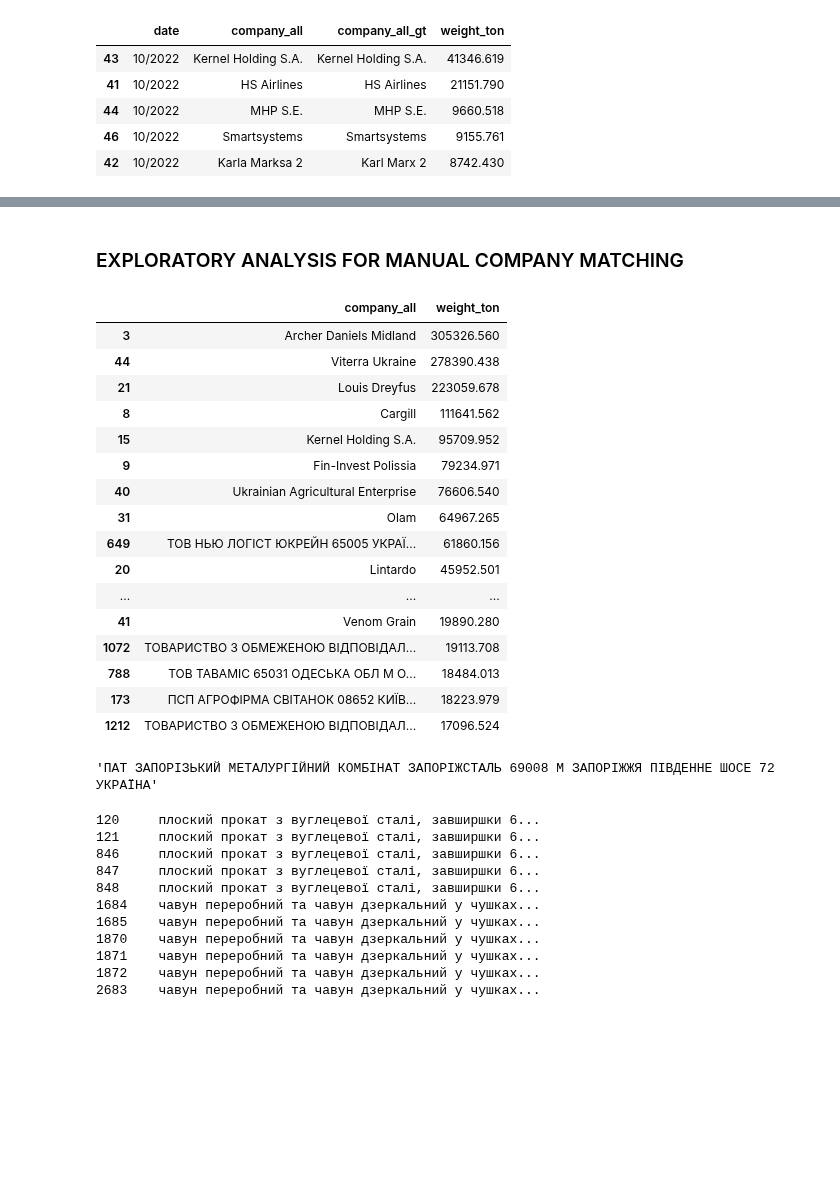
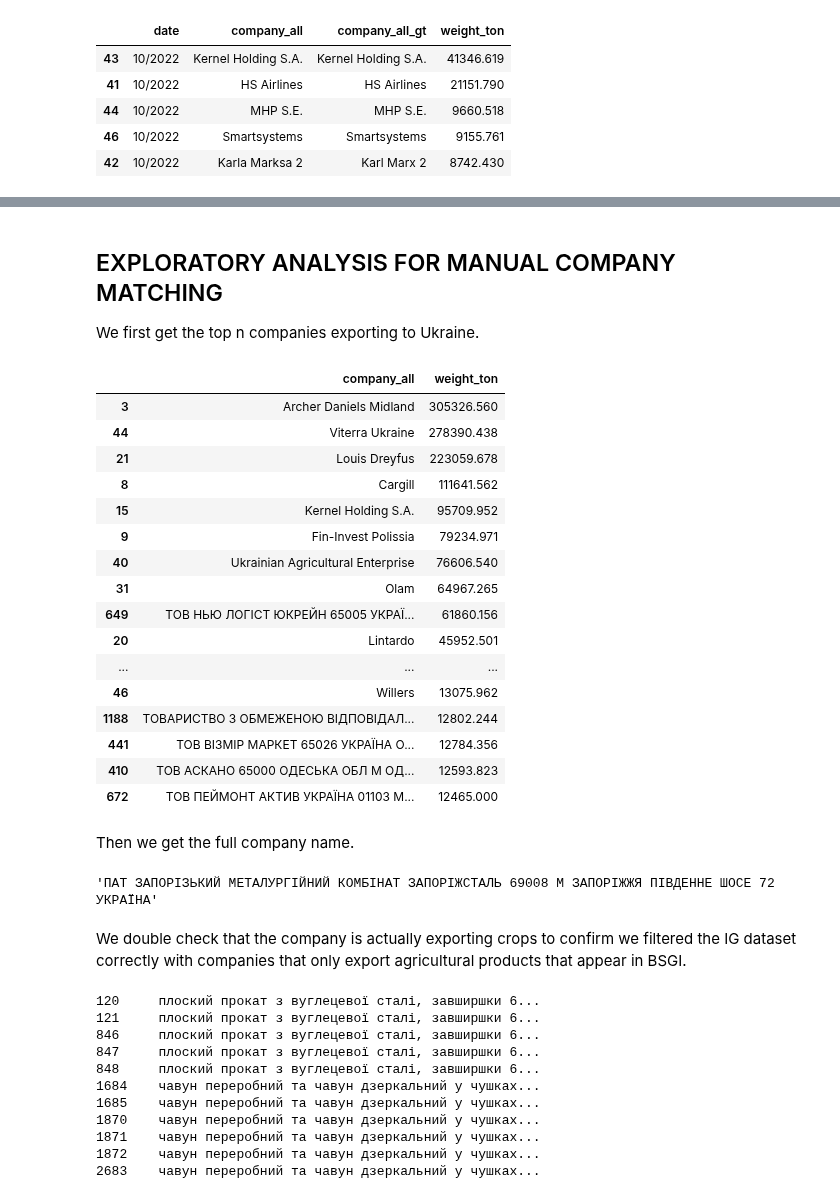
Before and after one commit to uchicago-dsi/oakland-institute-ukraine, a Jupyter notebook: notebooks/exports_shares.ipynb, the cells around one changed output, grey strips where cells are left out. Cells and saved outputs as stored; diff of their text form; code cells hidden in the pictures; blank space fills up the shorter version.

```diff
--- a/notebooks/exports_shares.ipynb
+++ b/notebooks/exports_shares.ipynb
@@ -447,3 +493,6 @@ bsgi = get_data("bsgi")
+# %%
+ig = get_ig("spain")
+bsgi = get_bsgi("spain")
 # %% [markdown]
 Plot export shares for the whole period (August 2022 until March 2023)
 # %%
@@ -584,28 +616,34 @@ ig_all_translate
 # %% [markdown]
-### EXPLORATORY ANALYSIS FOR MANUAL COMPANY MATCHING
+## EXPLORATORY ANALYSIS FOR MANUAL COMPANY MATCHING
+
+We first get the top n companies exporting to Ukraine.
 # %%
 tempo = cargo_grouping(ig, ["company_all"], ["weight_ton"], ["weight_ton"], True, {"weight_ton": "sum"})
-tempo.sort_values(by=["weight_ton"], ascending=False)[:40]
+tempo.sort_values(by=["weight_ton"], ascending=False)[:60]
 # %% [output]
 |  | company_all | weight_ton |
 | 3 | Archer Daniels Midland | 305326.560 |
 | 44 | Viterra Ukraine | 278390.438 |
 | 21 | Louis Dreyfus | 223059.678 |
 | 8 | Cargill | 111641.562 |
 | 15 | Kernel Holding S.A. | 95709.952 |
 | 9 | Fin-Invest Polissia | 79234.971 |
 | 40 | Ukrainian Agricultural Enterprise | 76606.540 |
 | 31 | Olam | 64967.265 |
 | 649 | ТОВ НЬЮ ЛОГІСТ ЮКРЕЙН 65005 УКРАЇ... | 61860.156 |
 | 20 | Lintardo | 45952.501 |
 | ... | ... | ... |
-| 41 | Venom Grain | 19890.280 |
-| 1072 | ТОВАРИСТВО З ОБМЕЖЕНОЮ ВІДПОВІДАЛ... | 19113.708 |
-| 788 | ТОВ ТАВАМІС 65031 ОДЕСЬКА ОБЛ М О... | 18484.013 |
-| 173 | ПСП АГРОФІРМА СВІТАНОК 08652 КИЇВ... | 18223.979 |
-| 1212 | ТОВАРИСТВО З ОБМЕЖЕНОЮ ВІДПОВІДАЛ... | 17096.524 |
+| 46 | Willers | 13075.962 |
+| 1188 | ТОВАРИСТВО З ОБМЕЖЕНОЮ ВІДПОВІДАЛ... | 12802.244 |
+| 441 | ТОВ ВІЗМІР МАРКЕТ 65026 УКРАЇНА О... | 12784.356 |
+| 410 | ТОВ АСКАНО 65000 ОДЕСЬКА ОБЛ М ОД... | 12593.823 |
+| 672 | ТОВ ПЕЙМОНТ АКТИВ УКРАЇНА 01103 М... | 12465.000 |
+# %% [markdown]
+Then we get the full company name.
 # %%
 tempo.loc[96]["company_all"]
 # %% [output]
 'ПАТ ЗАПОРІЗЬКИЙ МЕТАЛУРГІЙНИЙ КОМБІНАТ ЗАПОРІЖСТАЛЬ 69008 М ЗАПОРІЖЖЯ ПІВДЕННЕ ШОСЕ 72 УКРАЇНА'
+# %% [markdown]
+We double check that the company is actually exporting crops to confirm we filtered the IG dataset correctly with companies that only export agricultural products that appear in BSGI.
 # %%
```
Also changed, not shown: parts of 28 cells of this notebook.
